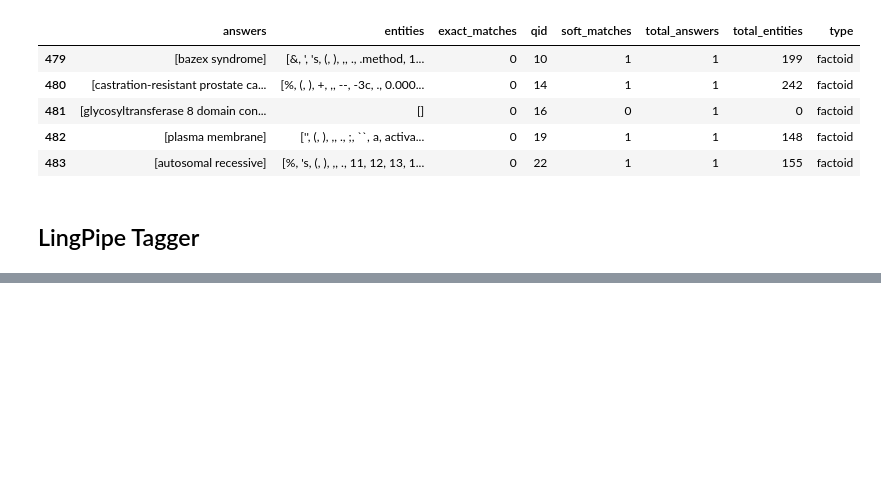
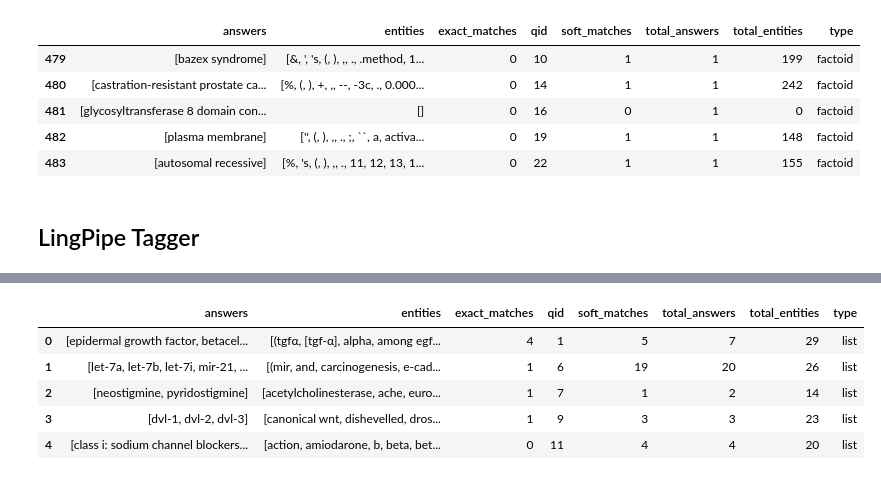
Before and after one commit to nitish-kulkarni/BioASQ-Question-Answering, a Jupyter notebook: NER Analysis.ipynb, the cells around one changed output, grey strips where cells are left out. Cells and saved outputs as stored; diff of their text form; code cells hidden in the pictures; blank space fills up the shorter version.

```diff
--- a/NER Analysis.ipynb
+++ b/NER Analysis.ipynb
@@ -94,0 +107,7 @@ lingpipe_results[lingpipe_results.type == 'factoid'].head()
+# %%
+pubtator_results = pd.read_pickle('pubtator_results')
+lingpipe_results = pd.read_pickle('lingpipe_results')
+cnn_gram_results = pd.read_pickle('cnn_gram_results')
+cnn_gram_results = evaluator.clean_entities(cnn_gram_results, data)
+
+results = [pubtator_results, lingpipe_results, cnn_gram_results]
@@ -94,0 +134,9 @@ lingpipe_results[lingpipe_results.type == 'factoid'].head()
+# %%
+lingpipe_results.head()
+# %% [output]
+|  | answers | entities | exact_matches | qid | soft_matches | total_answers | total_entities | type |
+| 0 | [epidermal growth factor, betacel... | [(tgfα, [tgf-α], alpha, among egf... | 4 | 1 | 5 | 7 | 29 | list |
+| 1 | [let-7a, let-7b, let-7i, mir-21, ... | [(mir, and, carcinogenesis, e-cad... | 1 | 6 | 19 | 20 | 26 | list |
+| 2 | [neostigmine, pyridostigmine] | [acetylcholinesterase, ache, euro... | 1 | 7 | 1 | 2 | 14 | list |
+| 3 | [dvl-1, dvl-2, dvl-3] | [canonical wnt, dishevelled, dros... | 1 | 9 | 3 | 3 | 23 | list |
+| 4 | [class i: sodium channel blockers... | [action, amiodarone, b, beta, bet... | 0 | 11 | 4 | 4 | 20 | list |
```
Also changed, not shown: parts of 10 cells of this notebook, 2 other files.
